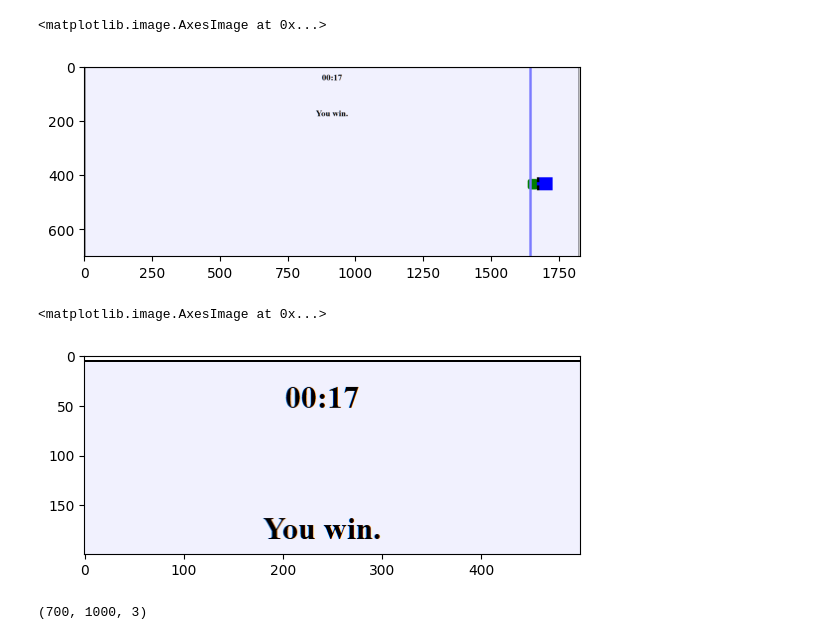
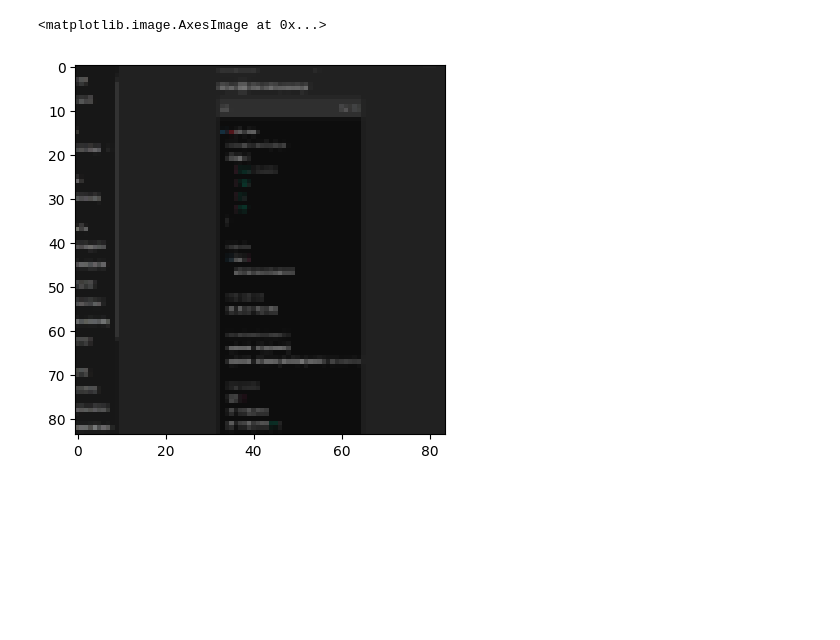
Before and after one commit to samlee03/Mugunghwa-kkochi-Pieossseubnida, a Jupyter notebook: trainer/train.ipynb, the cells around one changed output. Saved outputs shown, nothing was run; the diff lists cells and outputs as text; code cells hidden in the pictures; blank space fills up the shorter version.

```diff
--- a/trainer/train.ipynb
+++ b/trainer/train.ipynb
@@ -8,39 +8,3 @@ import matplotlib.pyplot as plt
 import time
 from gym import Env
 from gym.spaces import Box, Discrete
-# %%
-class Game(Env):
-    def __init__(self):
-        super().__init__()
-
-        self.observation_space = Box(low=0, high=255, shape=(1,83,100), dtype=np.uint8)
-        self.action_space = Discrete(4) # up, down, forward, nothing
-
-        self.cap = mss()
-        self.game_location = {'top':130, 'left':45, 'width':1830, 'height':700}
-        self.done_location = {'top':130, 'left':720, 'width':500, 'height':200}
-    def step(self, action):
-        # action key - 0 = No action, 1 = Forward, 2 = Up, 3 = Down
-        pass
-    def render(self):
-        pass
-    def reset(self):
-        pass
-    def close(self):
-        pass
-    def get_observation(self):
-        raw = np.array(self.cap.grab(self.game_location))[:,:,:3]
-
-        return raw
-    def get_done(self):
-        done_cap = np.array(self.cap.grab(self.done_location))[:,:,:3]
-
-        done_strings = ['You', 'win']
-
-        done = False
-        res = pytesseract.image_to_string(done_cap)[:4]
-
-        if res in done_strings:
-            done = True
-
-        return done, done_cap
@@ -47,16 +143,7 @@ class Game(Env):
 # %%
 env = Game()
 # %%
-plt.imshow(env.get_observation())
+plt.imshow(env.preprocess_observation())
 # %% [output]
 <matplotlib.image.AxesImage at 0x...>
-[figure, old version]
+[figure, new version]
-# %%
-plt.imshow(env.get_done())
-# %% [output]
-<matplotlib.image.AxesImage at 0x...>
-[figure, removed]
-# %%
-env.get_observation().shape
-# %% [output]
-(700, 1000, 3)
```
Also changed, not shown: parts of 11 cells of this notebook.
